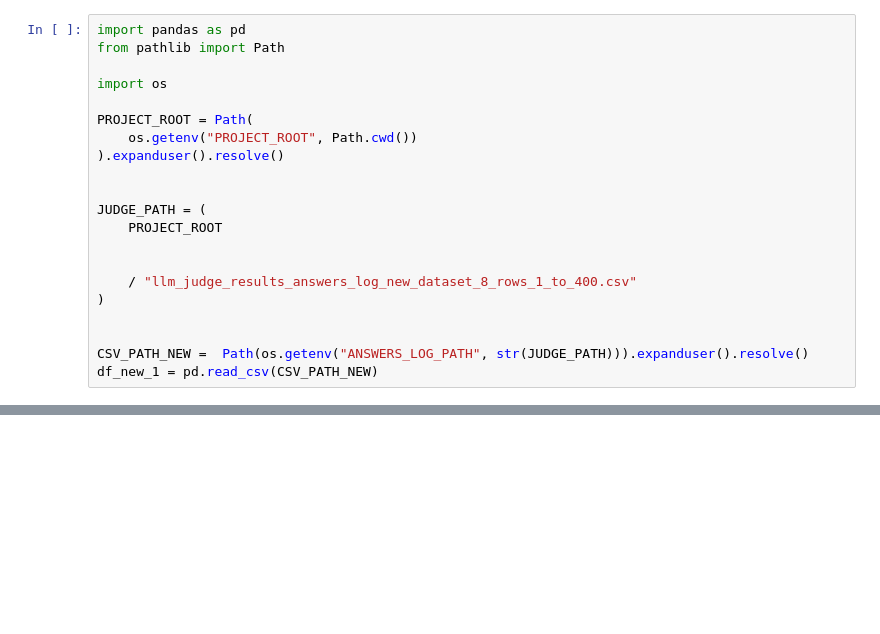
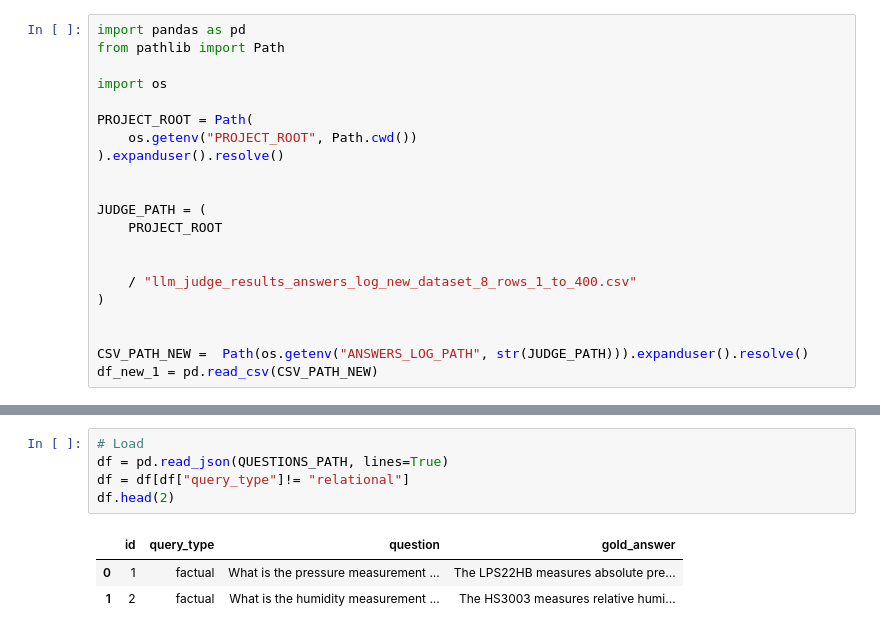
Before and after one commit to nasibatuychieva/master_thesis-rag, a Jupyter notebook: main/evaluation/judge_results/check_results.ipynb, the cells around one changed output, grey strips where cells are left out. Saved outputs shown, nothing was run; the diff lists cells and outputs as text; blank space fills up the shorter version.

```diff
--- a/main/evaluation/judge_results/check_results.ipynb
+++ b/main/evaluation/judge_results/check_results.ipynb
@@ -809,0 +1209,9 @@ RAG_Naive_Hybrid                                      1.67     1.13       2.63
+# %%
+# Load
+df = pd.read_json(QUESTIONS_PATH, lines=True)
+df = df[df["query_type"]!= "relational"]
+df.head(2)
+# %% [output]
+|  | id | query_type | question | gold_answer |
+| 0 | 1 | factual | What is the pressure measurement ... | The LPS22HB measures absolute pre... |
+| 1 | 2 | factual | What is the humidity measurement ... | The HS3003 measures relative humi... |
```
Also changed, not shown: parts of 52 cells of this notebook, 24 other files.
